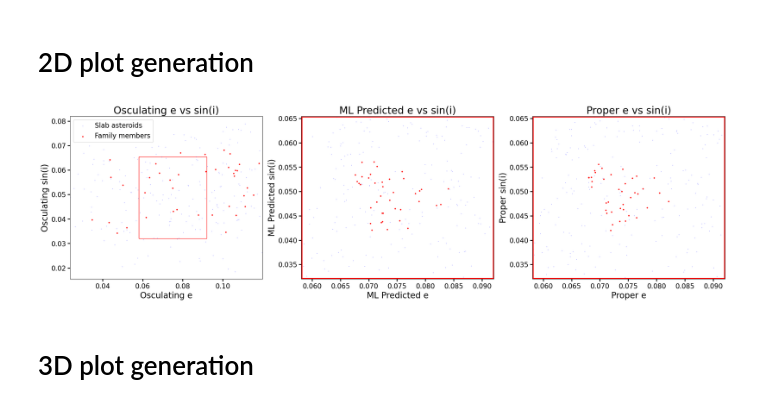
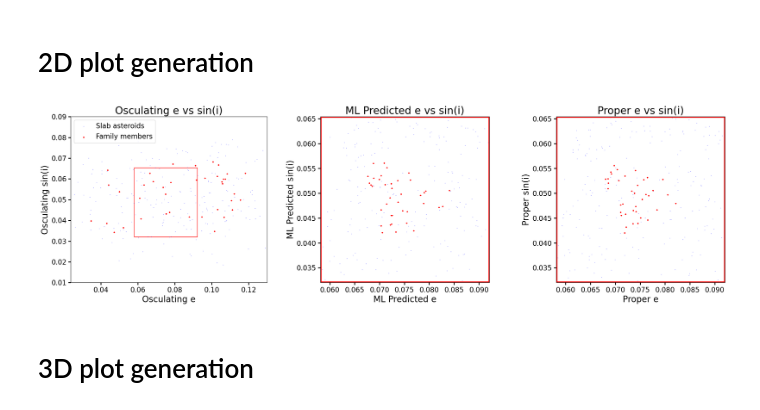
Before and after one commit to YangShen31/proper_elements_prediction, a Jupyter notebook: 4_family_identification/4.1_family_identification.ipynb, the cells around one changed output. Cells and saved outputs as stored; diff of their text form; code cells hidden in the pictures.

```diff
--- a/4_family_identification/4.1_family_identification.ipynb
+++ b/4_family_identification/4.1_family_identification.ipynb
@@ -310,7 +310,8 @@ axes[0].scatter(filtered["e"], (filtered["Incl."]*np.pi/180), s=1, alpha=0.2, la
 axes[0].scatter(family_test_df["e"], (family_test_df["Incl."]*np.pi/180), s=5, label="Family members", color='red', rasterized=True)
 axes[0].set_xlabel("Osculating e")
 axes[0].set_ylabel("Osculating sin(i)")
-axes[0].set_xlim(min(filtered["e"]), min(filtered["e"]) + diff*4)
+axes[0].set_xlim(min(filtered["e"]), min(filtered["e"]) + diff*4 + 0.01)
+axes[0].set_ylim(0.01, 0.09)
 axes[0].legend()
 axes[0].set_title("Osculating e vs sin(i)")
 
@@ -324,34 +325,37 @@ rect = patches.Rectangle(
 )
 axes[1].scatter(filtered["pred_e"], filtered["pred_sini"], s=1, alpha=0.2, label="Slab asteroids", color='blue', rasterized=True)
 axes[1].scatter(family_test_df["pred_e"], family_test_df["pred_sini"], s=5, label="Family members", color='red', rasterized=True)
 axes[1].set_xlabel("ML Predicted e")
 axes[1].set_ylabel("ML Predicted sin(i)")
 axes[1].set_xlim(min(filtered["prope"]), max(filtered["prope"]))
 axes[1].set_ylim(min(filtered["propsini"]), max(filtered["propsini"]))
 axes[1].set_title("ML Predicted e vs sin(i)")
 axes[1].add_patch(rect)
+axes[1].set_aspect("equal")
 
 rect = patches.Rectangle(
     (min(filtered["prope"]), min(filtered["propsini"])),
     max(filtered["prope"]) - min(filtered["prope"]),
     max(filtered["propsini"]) - min(filtered["propsini"]),
     linewidth=5,
     edgecolor='r',
     facecolor='none'
 )
 axes[2].scatter(filtered["prope"], filtered["propsini"], s=1, alpha=0.2, label="Slab asteroids", color='blue', rasterized=True)
 axes[2].scatter(family_test_df["prope"], family_test_df["propsini"], s=5, label="Family members", color='red', rasterized=True)
 axes[2].set_xlabel("Proper e")
 axes[2].set_ylabel("Proper sin(i)")
 axes[2].set_xlim(min(filtered["prope"]), max(filtered["prope"]))
 axes[2].set_ylim(min(filtered["propsini"]), max(filtered["propsini"]))
 axes[2].set_title("Proper e vs sin(i)")
 axes[2].add_patch(rect)
+axes[2].set_aspect("equal")
 
+# plt.tight_layout(rect=[0.05, 0.05, 0.98, 0.95])
 plt.savefig("../plots/2D_plots_family.pdf")
 plt.show()
 # %% [output]
-[figure, old version]
+[figure, new version]
 # %% [markdown]
 # 3D plot generation
 # %%
```
Also changed, not shown: 2 other files.
